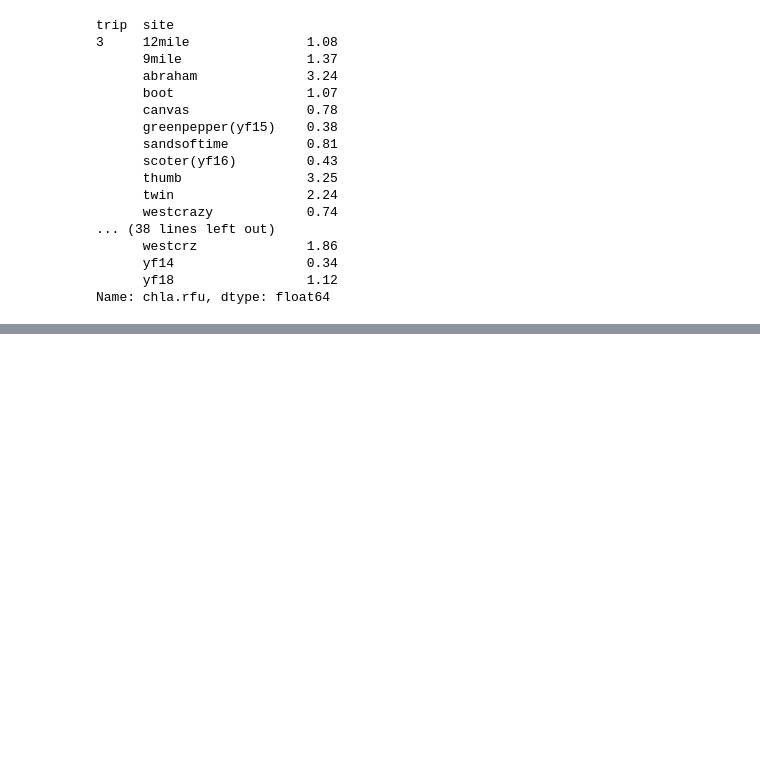
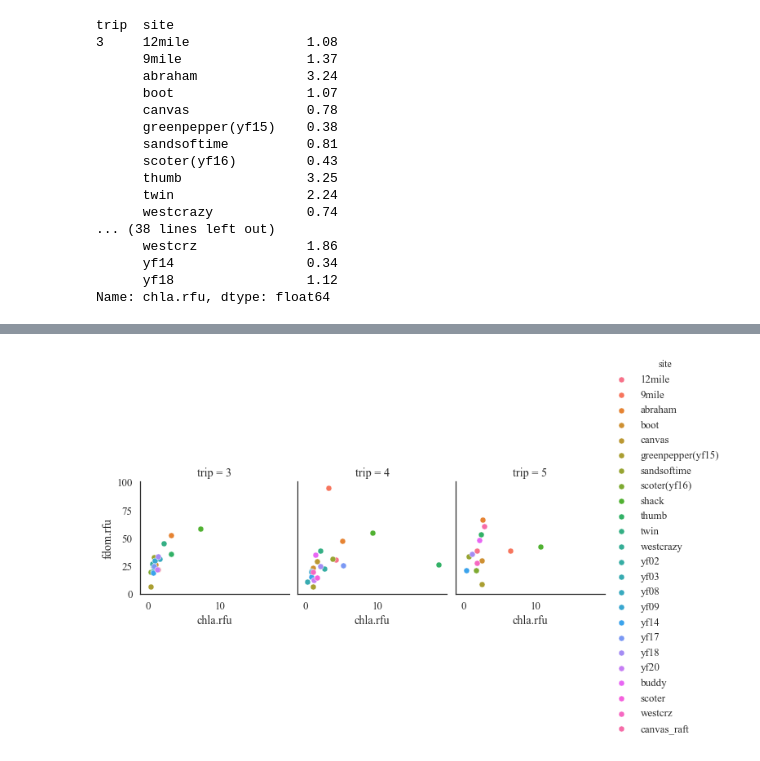
Before and after one commit to catherinekuhn/ABOVE, a Jupyter notebook: Code/MatchUps.ipynb, the cells around one changed output, grey strips where cells are left out. Cells and saved outputs as stored; diff of their text form; code cells hidden in the pictures; blank space fills up the shorter version.

```diff
--- a/Code/MatchUps.ipynb
+++ b/Code/MatchUps.ipynb
@@ -221,0 +241,8 @@ plt.savefig('FieldData_Barplots_BasicOptics.png', dpi = 300)
+# %%
+kws = dict(s=50, linewidth=.5, edgecolor="w")
+
+g = sns.FacetGrid(inSitu, col='trip', hue='site')
+
+g = (g.map(plt.scatter, "chla.rfu", "fdom.rfu", **kws).add_legend())
+# %% [output]
+[figure, added]
```
Also changed, not shown: parts of 10 cells of this notebook, 14 other files.
